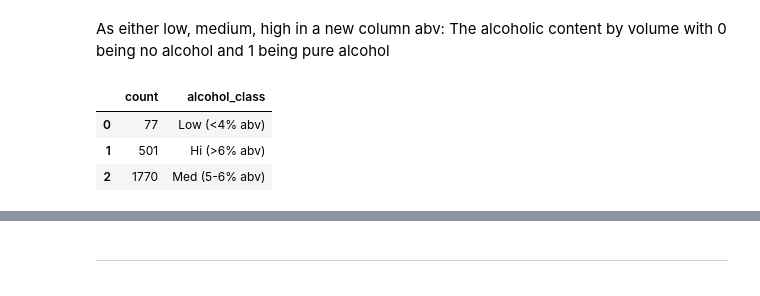
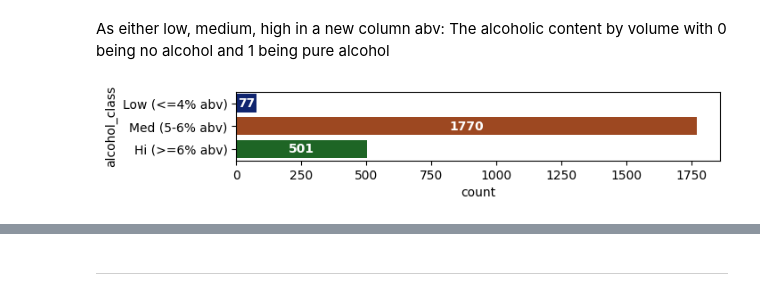
Before and after one commit to Data1234321/Portfolio, a Jupyter notebook: sql-analysis-of-us-craft-beers-breweries.ipynb, the cells around one changed output, grey strips where cells are left out. Saved outputs shown, nothing was run; the diff lists cells and outputs as text; code cells hidden in the pictures.

```diff
--- a/sql-analysis-of-us-craft-beers-breweries.ipynb
+++ b/sql-analysis-of-us-craft-beers-breweries.ipynb
@@ -119,23 +142,26 @@ abv: The alcoholic content by volume with 0 being no alcohol and 1 being pure al
 # %%
 low_med_high_abv = pd.read_sql_query("""
 SELECT COUNT(*) AS count, alcohol_class
 FROM (
         SELECT
             CASE
-                WHEN abv <= 0.04 THEN 'Low (<4% abv)'
-                WHEN abv >= 0.07 THEN 'Hi (>6% abv)'
+                WHEN abv <= 0.04 THEN 'Low (<=4% abv)'
+                WHEN abv >= 0.07 THEN 'Hi (>=6% abv)'
                 ELSE 'Med (5-6% abv)'
             END AS alcohol_class
         FROM beers
         WHERE abv IS NOT NULL
 ) AS subquery
 GROUP BY alcohol_class
 ORDER BY count;
 """, conn)
 
-low_med_high_abv
+plt.figure(figsize=(7,1))
+ax = sns.barplot(y='alcohol_class',
+            x='count',
+            data=low_med_high_abv,
+            order=(['Low (<=4% abv)', 'Med (5-6% abv)', 'Hi (>=6% abv)']));
+
+ax.bar_label(ax.containers[0], label_type='center', color='white', weight='heavy');
 # %% [output]
-|  | count | alcohol_class |
-| 0 | 77 | Low (<4% abv) |
-| 1 | 501 | Hi (>6% abv) |
-| 2 | 1770 | Med (5-6% abv) |
+[figure, added]
```
Also changed, not shown: parts of 26 cells of this notebook.
